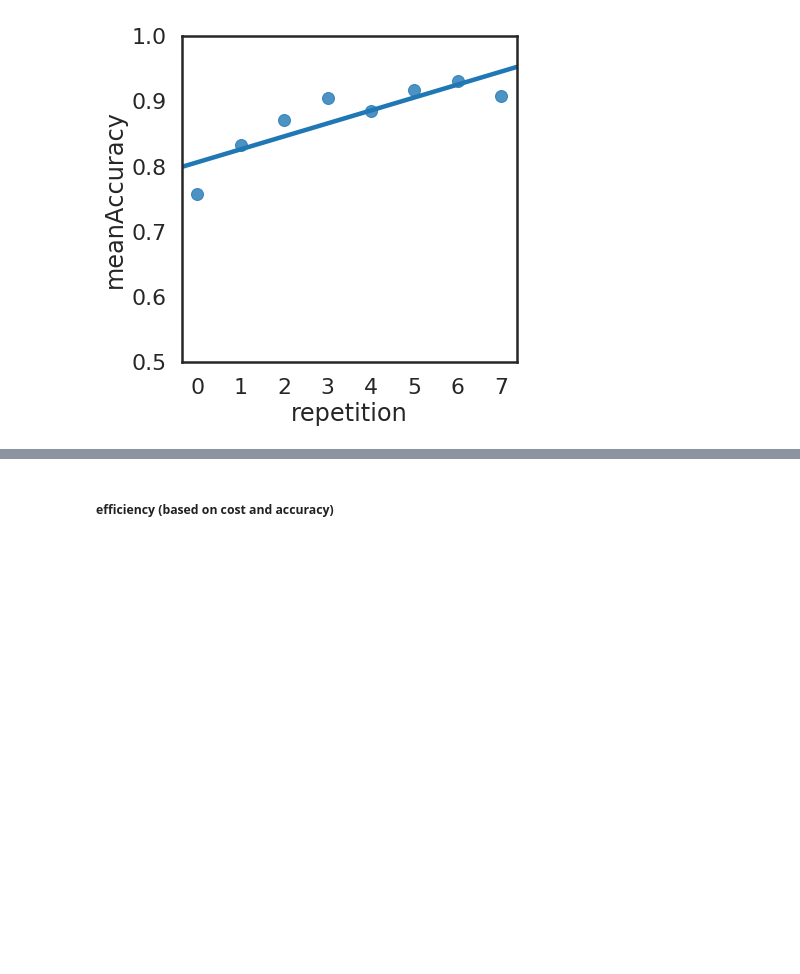
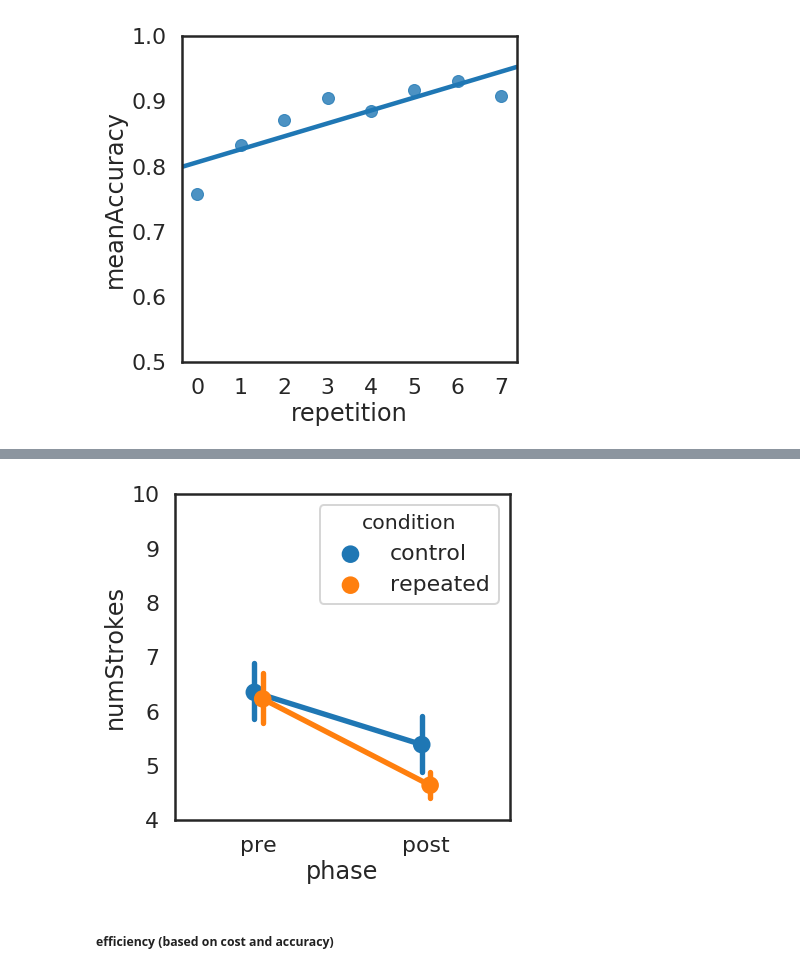
Before and after one commit to cogtoolslab/graphical_conventions_cogsci19, a Jupyter notebook: analysis/ipynb/megsano/analyze_data.ipynb, the cells around one changed output, grey strips where cells are left out. Saved outputs shown, nothing was run; the diff lists cells and outputs as text; code cells hidden in the pictures; blank space fills up the shorter version.

```diff
--- a/analysis/ipynb/megsano/analyze_data.ipynb
+++ b/analysis/ipynb/megsano/analyze_data.ipynb
@@ -103,3 +130,14 @@ h.plot_accuracy_reps(D)
+# %%
+### pre and post comparison
+reload(h)
+D1 = h.compare_conditions_prepost(D_normalized,
+                                var='numStrokes',
+                                lower_limit = 4,
+                                upper_limit=10,
+                                save_plot=False,
+                                plot_dir=plot_dir)
+# %% [output]
+[figure, added]
 # %% [markdown]
 ##### efficiency (based on cost and accuracy)
 # %%
```
Also changed, not shown: parts of 15 cells of this notebook, 2 other files.
